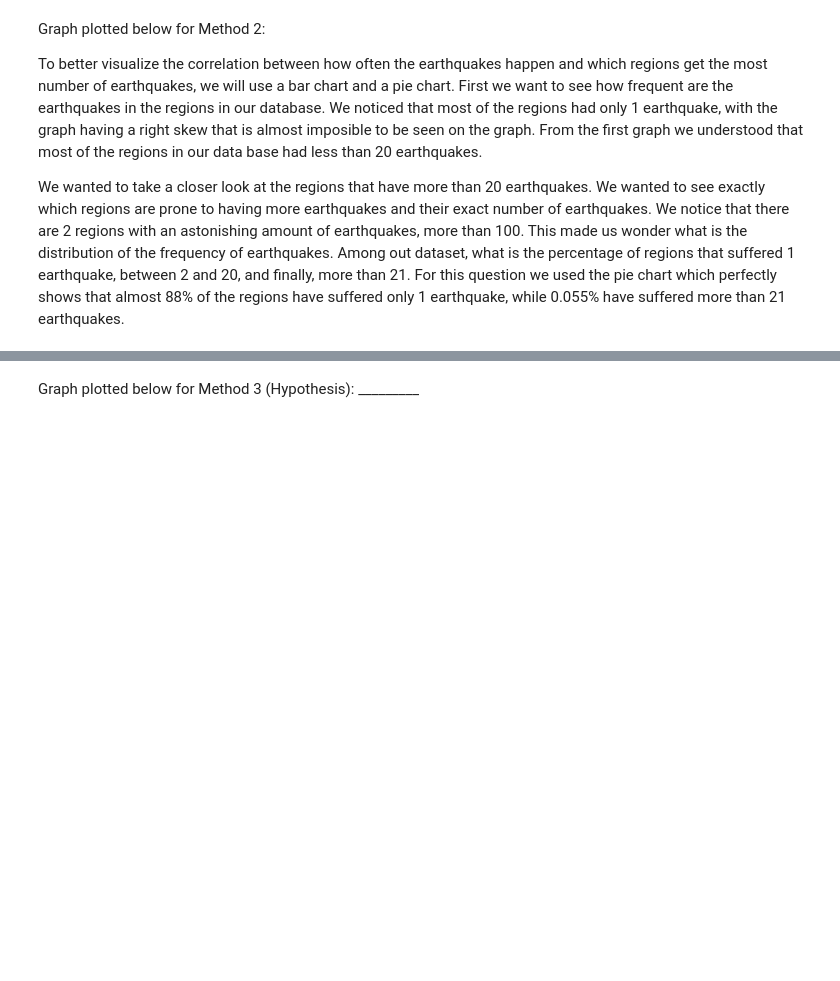
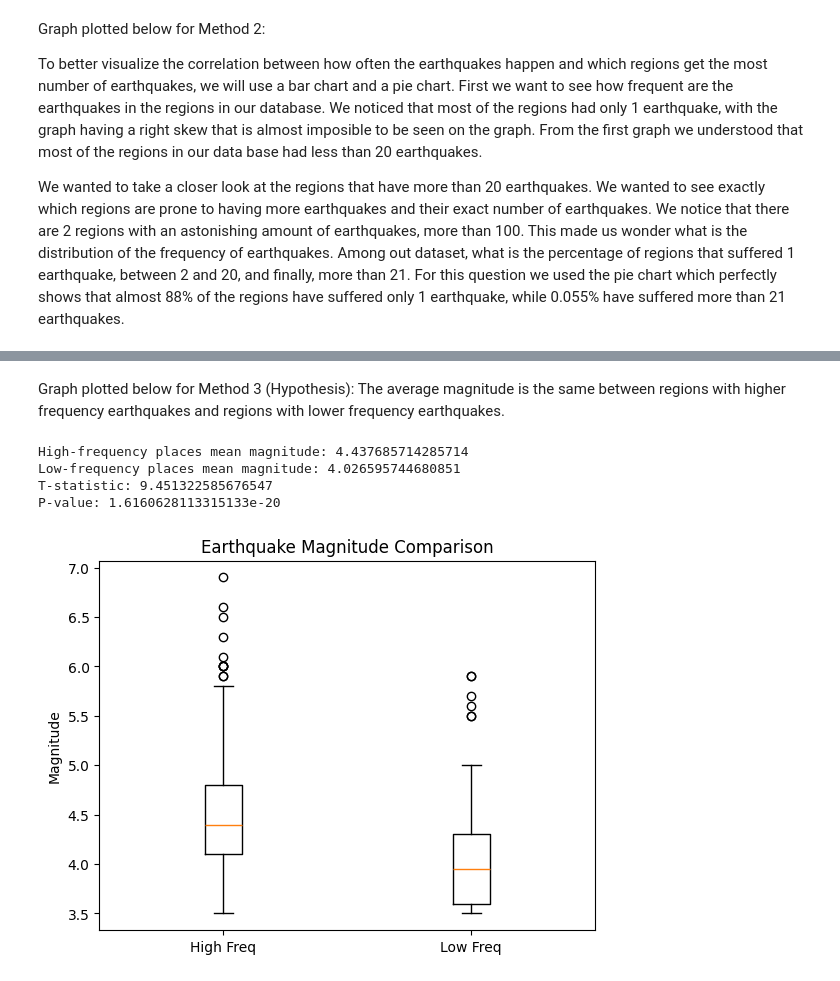
Before and after one commit to NatalieFig/cmsc320finalproj, a Jupyter notebook: CMSC320_Final_Project.ipynb, the cells around one changed output, grey strips where cells are left out. Drawn from its saved outputs; the diff is of its cells as text; code cells hidden in the pictures; blank space fills up the shorter version.

Commit message:
method 3

```diff
--- a/CMSC320_Final_Project.ipynb
+++ b/CMSC320_Final_Project.ipynb
@@ -158,2 +158,0 @@ plt.show()
-# %% [markdown]
-Graph plotted below for Method 3 (Hypothesis): _________
@@ -161,0 +159,38 @@ Graph plotted below for Method 3 (Hypothesis): _________
+# %% [markdown]
+Graph plotted below for Method 3 (Hypothesis): The average magnitude is the same between regions with higher frequency earthquakes and regions with lower frequency earthquakes.
+# %%
+#method 3
+place_types = earthquakes_df['place'].value_counts().head(50)
+
+high_freq_places = place_types[place_types >= place_types.median()].index
+low_freq_places = place_types[place_types < place_types.median()].index
+
+
+high_mag = earthquakes_df[earthquakes_df['place'].isin(high_freq_places)]['mag'].dropna()
+low_mag = earthquakes_df[earthquakes_df['place'].isin(low_freq_places)]['mag'].dropna()
+
+
+print("High-frequency places mean magnitude:", high_mag.mean())
+print("Low-frequency places mean magnitude:", low_mag.mean())
+
+
+results = stats.ttest_ind(high_mag, low_mag)
+
+
+print(f"T-statistic: {results.statistic}")
+print(f"P-value: {results.pvalue}")
+
+
+data = [high_mag, low_mag]
+
+
+plt.boxplot(data, labels=["High Freq", "Low Freq"])
+plt.title("Earthquake Magnitude Comparison")
+plt.ylabel("Magnitude")
+plt.show()
+# %% [output]
+High-frequency places mean magnitude: 4.437685714285714
+Low-frequency places mean magnitude: 4.026595744680851
+T-statistic: 9.451322585676547
+P-value: 1.6160628113315133e-20
+[figure, added]
```
Also changed, not shown: parts of 5 cells of this notebook.
